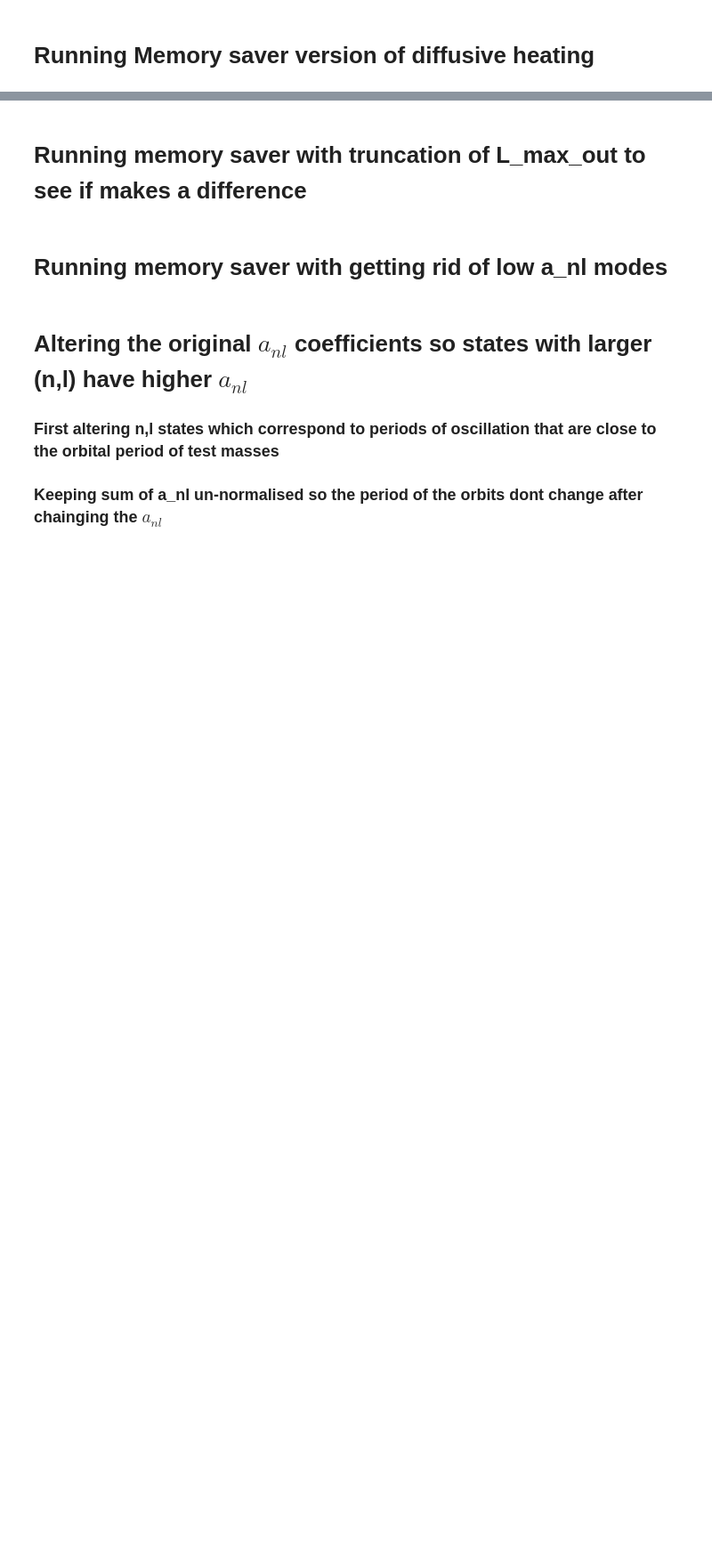
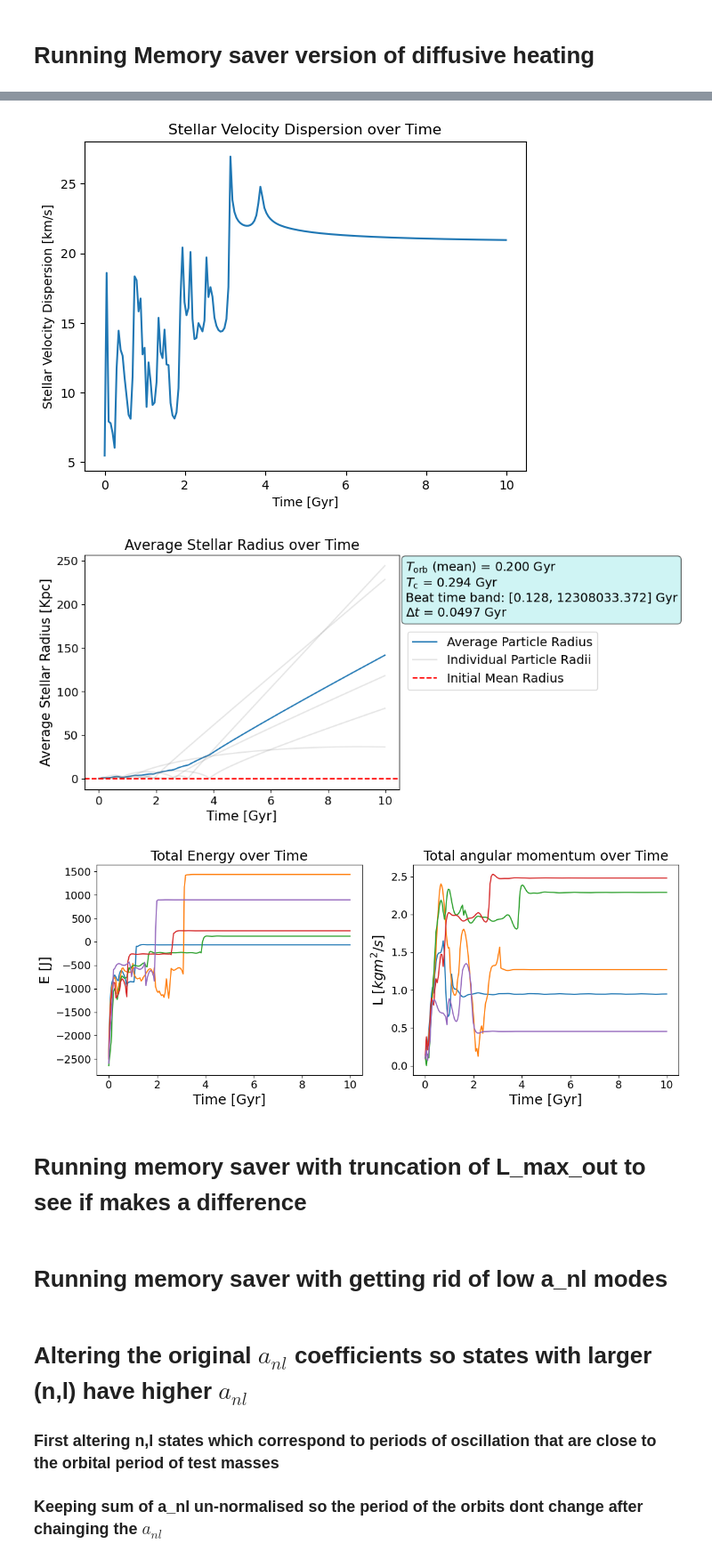
Before and after one commit to jdarne22/jaxsp, a Jupyter notebook: Adding_stellar_masses/t_dep_sim_runner.ipynb, the cells around one changed output, grey strips where cells are left out. Shown at 89% size. Cells and saved outputs as stored; diff of their text form; code cells hidden in the pictures; blank space fills up the shorter version.

```diff
--- a/Adding_stellar_masses/t_dep_sim_runner.ipynb
+++ b/Adding_stellar_masses/t_dep_sim_runner.ipynb
@@ -428,7 +440,7 @@ importlib.reload(ATDS_MS)
 SphHT = True
 integrator = 'leapfrog'
 plot = False
-dt_override = 5
+dt_override = 10
 ramp_time = 0
 
 l_band_size = 128
@@ -616,9 +679,11 @@ for particle in range(r_all.shape[0]-1):
 plt.plot(x * sim.dt * sim.u.to_Gyr, r_all[-1, :] * sim.u.to_Kpc, alpha = 0.2, color='gray', label='Individual Particle Radii')
 init_r_half = R_half[0] * sim.u.to_Kpc
 plt.axhline(init_r_half, color='r', linestyle='--', label='Initial Mean Radius')
-plt.xlabel('Time [Gyr]')
-plt.ylabel('Average Stellar Radius [Kpc]')
-plt.title('Average Stellar Radius over Time')
+plt.xlabel('Time [Gyr]', fontsize=15)
+plt.ylabel('Average Stellar Radius [Kpc]', fontsize=15)
+plt.title('Average Stellar Radius over Time', fontsize=16)
+plt.xticks(fontsize=13)
+plt.yticks(fontsize=13)
 
 # Timescale diagnostics
 v0 = np.linalg.norm(all_vels_cart[:, 0, :], axis=1)
@@ -638,41 +703,47 @@ max_T_beat = np.max(T_beat[np.isfinite(T_beat)])
 
 dt_Gyr = sim.dt * sim.u.to_Gyr
 
 info = (
     f"$T_{{\\rm orb}}$ (mean) = {mean_T_orb:.3f} Gyr\n"
     f"$T_{{\\rm c}}$ = {float(np.mean(T_c)):.3f} Gyr\n"
     f"Beat time band: [{min_T_beat:.3f}, {max_T_beat:.3f}] Gyr\n"
     f"$\\Delta t$ = {dt_Gyr:.4f} Gyr"
 )
 
 plt.text(1.02, 0.98, info, transform=plt.gca().transAxes,
-         verticalalignment='top', fontsize=9,
+         verticalalignment='top', fontsize=14,
          bbox=dict(boxstyle='round', facecolor='paleturquoise', alpha=0.6))
 
-plt.legend(bbox_to_anchor=(1, 0.7))
+plt.legend(bbox_to_anchor=(1.65, 0.7), fontsize=14)
 plt.show()
 
 
 fig, ax = plt.subplots(1, 2, figsize=(12, 5))
 
 for particle in range(ang_mom_all.shape[0]):
     ax[0].plot(x * sim.dt * sim.u.to_Gyr, (kinetic_energy_all[particle] + potential_energy_all[particle]), label='Total Energy')
-ax[0].set_xlabel('Time [Gyr]')
-ax[0].set_ylabel('Total Energy [J]')
-ax[0].set_title('Total Energy over Time')
+ax[0].set_xlabel('Time [Gyr]', fontsize=18)
+ax[0].set_ylabel('E [J]', fontsize=18)
+ax[0].set_title('Total Energy over Time', fontsize=18)
 
 
 
 
 for particle in range(ang_mom_all.shape[0]):
     ax[1].plot(x * sim.dt * sim.u.to_Gyr, ang_mom_all[particle], label='Total angular momentum')
-ax[1].set_xlabel('Time [Gyr]')
-ax[1].set_ylabel('Total angular momentum [kg m^2/s]')
-ax[1].set_title('Total angular momentum over Time')
+ax[1].set_xlabel('Time [Gyr]', fontsize=18)
+ax[1].set_ylabel(r'L [$kg m^2/s$]', fontsize=18)
+ax[1].set_title('Total angular momentum over Time', fontsize=18)
 
+ax[0].tick_params(axis='both', which='major', labelsize=14)
+ax[1].tick_params(axis='both', which='major', labelsize=14)
 
 plt.tight_layout()
 plt.show()
+# %% [output]
+[figure, added]
+[figure, added]
+[figure, added]
 # %% [markdown]
 # Running memory saver with truncation of L_max_out to see if makes a difference
 # %%
```
Also changed, not shown: parts of 6 cells of this notebook, 15 other files.
